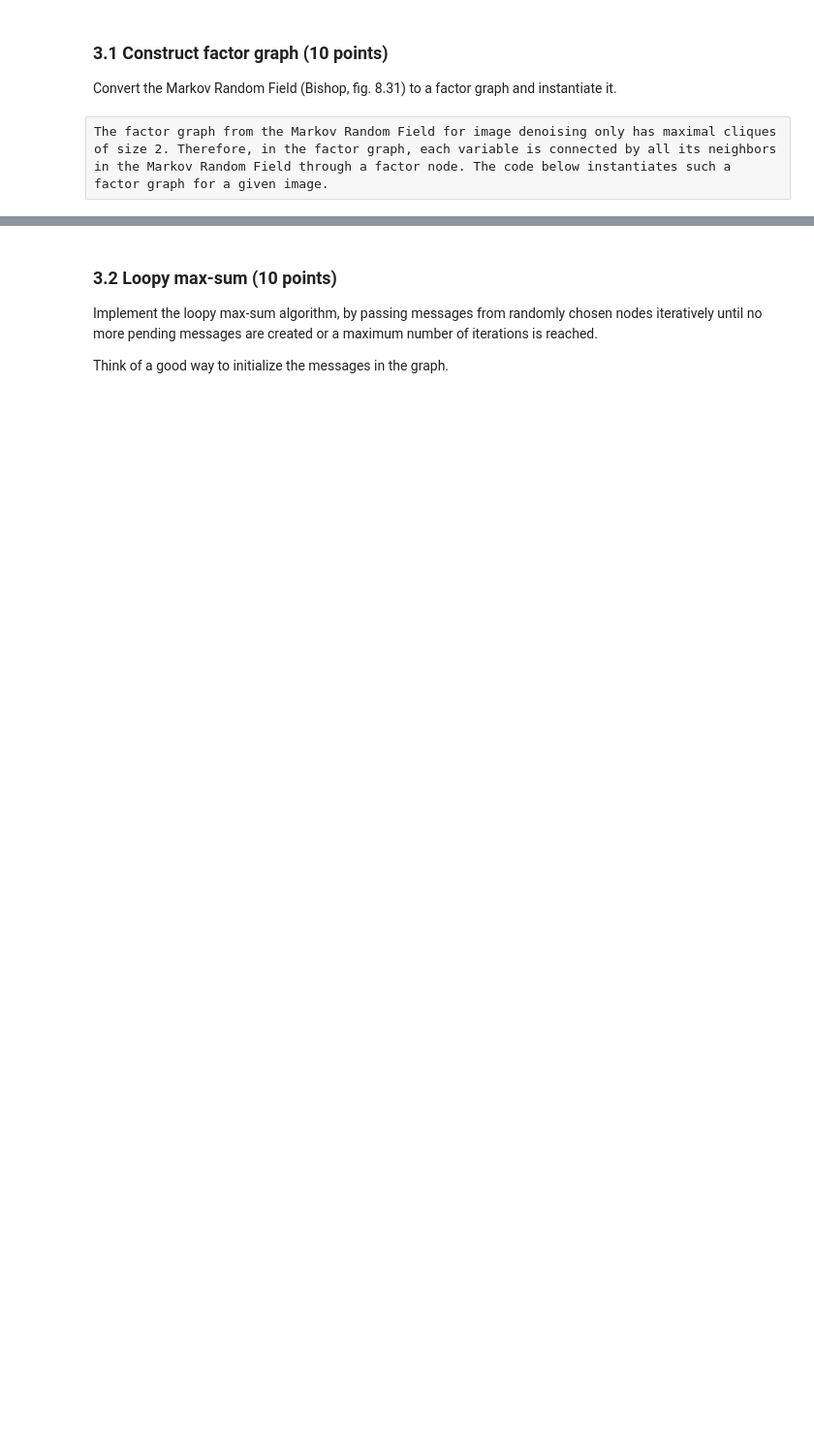
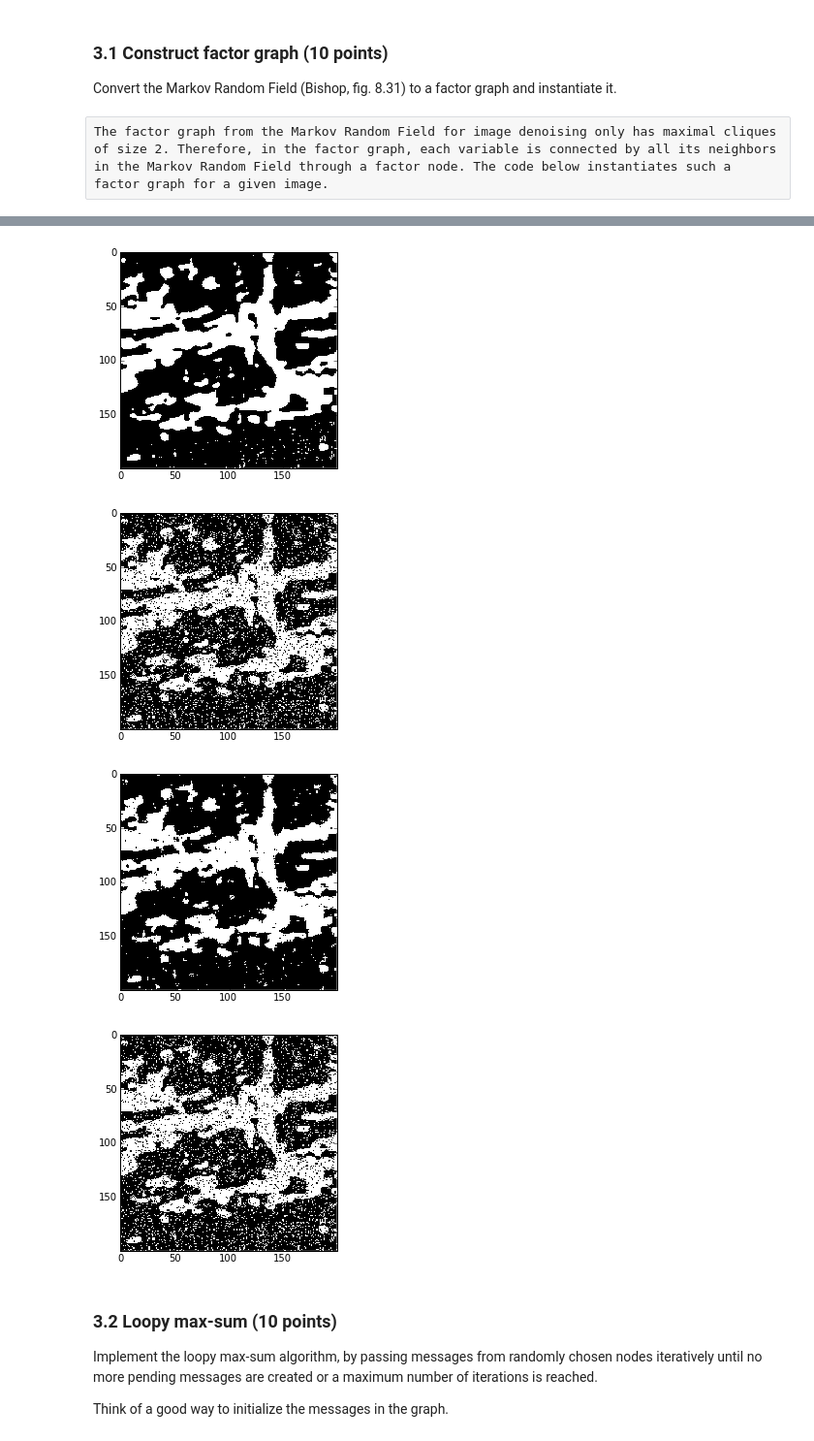
Before and after one commit to stablum/mlpm, a Jupyter notebook: 2/lab2draft2.ipynb, the cells around one changed output, grey strips where cells are left out. Shown at 97% size. Cells and saved outputs as stored; diff of their text form; code cells hidden in the pictures; blank space fills up the shorter version.

Commit message:
init pending messages, last bit

```diff
--- a/2/lab2draft2.ipynb
+++ b/2/lab2draft2.ipynb
@@ -863,6 +929,9 @@ imshow(noise_test_im,interpolation='nearest')
 # %% [markdown]
 ### 3.1 Construct factor graph (10 points)
 Convert the Markov Random Field (Bishop, fig. 8.31) to a factor graph and instantiate it.
+# %%
+maxSumImg = noise_test_im2 # noise_test_im
+origImg = test_im2
 # %% [raw]
 The factor graph from the Markov Random Field for image denoising only has maximal cliques of size 2. Therefore, in the factor graph, each variable is connected by all its neighbors in the Markov Random Field through a factor node. The code below instantiates such a factor graph for a given image.
 # %%
@@ -881,9 +950,9 @@ def createNetwork(image):
     imageNodes = []
 
     factnr = 0
-    f1Probs = asanyarray([0.95,0.05],dtype=float)
-    xy = asanyarray( [[0.8, 0.2],[0.2, 0.8]] , dtype=float)
-    xx = asanyarray( [[0.8,0.2], [0.2, 0.8]] , dtype=float)
+    xy = asanyarray( [[0.9, 0.1],[0.1, 0.9]] , dtype=float)
+    #xy = asanyarray( [[0.1, 0.9],[0.9, 0.1]] , dtype=float)
+    xx = asanyarray( [[0.85,0.15], [0.15, 0.85]] , dtype=float)
 
     currentIndex = 0
 
@@ -954,5 +1008,3 @@ neighbors: x_4_4 x_3_4
-# %%
-maxSumImg = noise_im # noise_test_im
 # %%
 
 
@@ -1016,0 +1048,62 @@ imshow(bla,interpolation='nearest')
+# %%
+maxIt = 1000000
+
+it = 0
+while len(pendingAll) > 0 and it < maxIt :
+
+    (vonn,zu) = pendingAll.pop()
+    vonn.send_ms_msg(zu)
+    for p in zu.pending:
+        pendingAll.add((zu,p))
+
+    it+=1
+
+    if it % 100000 == 0:
+        print "nr pending messages: %d \t iteration: %d of %d" % (len(pendingAll), it, maxIt)
+
+print it
+
+
+bla = zeros(np.shape(maxSumImg))+(-1)
+blaV =  zeros(np.shape(maxSumImg))+(-1)
+yReconstr = zeros(np.shape(maxSumImg))+(-1)
+
+for xVar in imageVariables_x:
+    (mapState, logValue)=xVar.mapStateAndLogValue()
+    #print "mapState:%s (%2.2f)" % (mapState,logValue)
+    #print "values: %s" % xVar.mapLogValues()
+
+    xVarSplit = xVar.name.split("_")
+    xVarX = int(xVarSplit[1])
+    xVarY = int(xVarSplit[2])
+
+    bla[xVarX,xVarY] =mapState
+    blaV[xVarX,xVarY] =logValue
+
+for yVar in imageVariables_y:
+
+    (mapState, logValue)=yVar.mapStateAndLogValue()
+    #print "mapState:%s (%2.2f)" % (mapState,logValue)
+    #print "values: %s" % xVar.mapLogValues()
+
+    yVarSplit = yVar.name.split("_")
+    yVarX = int(yVarSplit[1])
+    yVarY = int(yVarSplit[2])
+
+    yReconstr[yVarX,yVarY] =mapState
+
+
+imshow(origImg,interpolation='nearest')
+figure()
+imshow(maxSumImg,interpolation='nearest')
+figure()
+imshow(bla,interpolation='nearest')
+
+figure()
+imshow(yReconstr, interpolation='nearest')
+print blaV
+
+print bla
+
+print "nr iterations: %d " % it
+# %% [output]
@@ -1017,3 +1127,7 @@ imshow(bla,interpolation='nearest')
+[figure, added]
+[figure, added]
+[figure, added]
+[figure, added]
 # %% [markdown]
 ### 3.2 Loopy max-sum (10 points)
 Implement the loopy max-sum algorithm, by passing messages from randomly chosen nodes iteratively until no more pending messages are created or a maximum number of iterations is reached.
```
Also changed, not shown: parts of 18 cells of this notebook, 1 other file.
